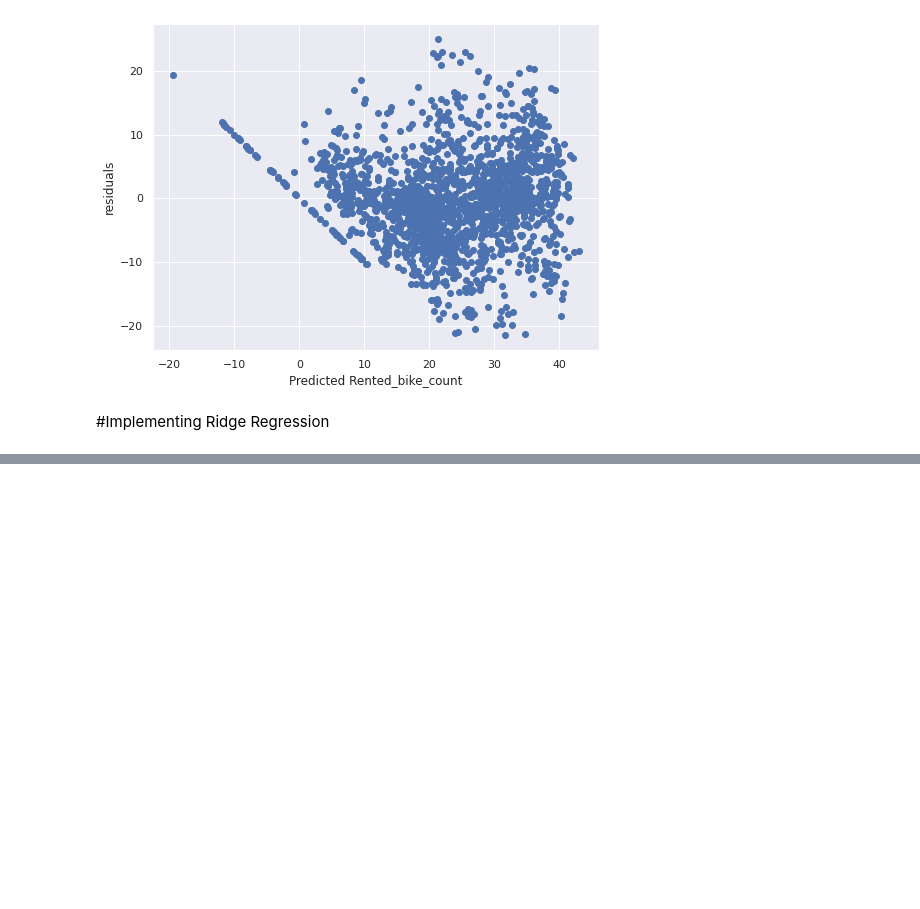
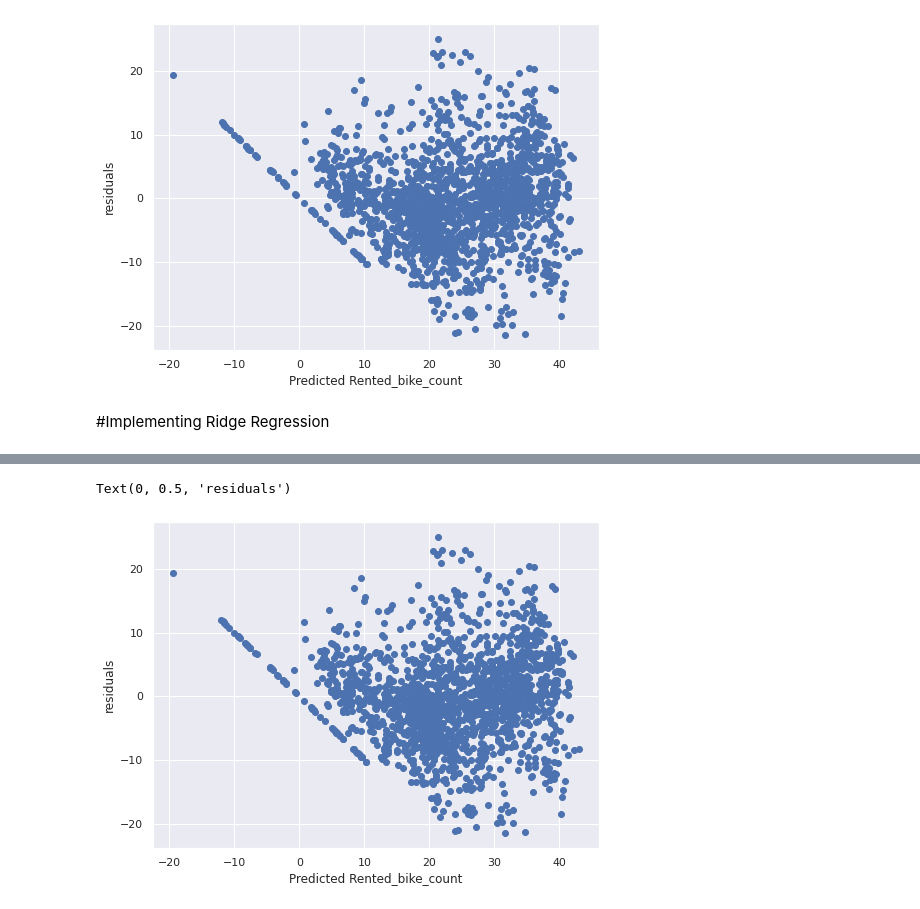
Before and after one commit to anshu57/Bike-Sharing-Demand-Prediction, a Jupyter notebook: Bike_Sharing_Demand_Prediction_Capstone_Project.ipynb, the cells around one changed output, grey strips where cells are left out. Saved outputs shown, nothing was run; the diff lists cells and outputs as text; code cells hidden in the pictures; blank space fills up the shorter version.

```diff
--- a/Bike_Sharing_Demand_Prediction_Capstone_Project.ipynb
+++ b/Bike_Sharing_Demand_Prediction_Capstone_Project.ipynb
@@ -628,0 +722,8 @@ ridge = Ridge()
+# %%
+#Heteroscedasticity
+plt.scatter((y_pred_ridge),(y_test - y_pred_ridge))
+plt.xlabel('Predicted Rented_bike_count')
+plt.ylabel('residuals')
+# %% [output]
+Text(0, 0.5, 'residuals')
+[figure, added]
```
Also changed, not shown: parts of 19 cells of this notebook.
